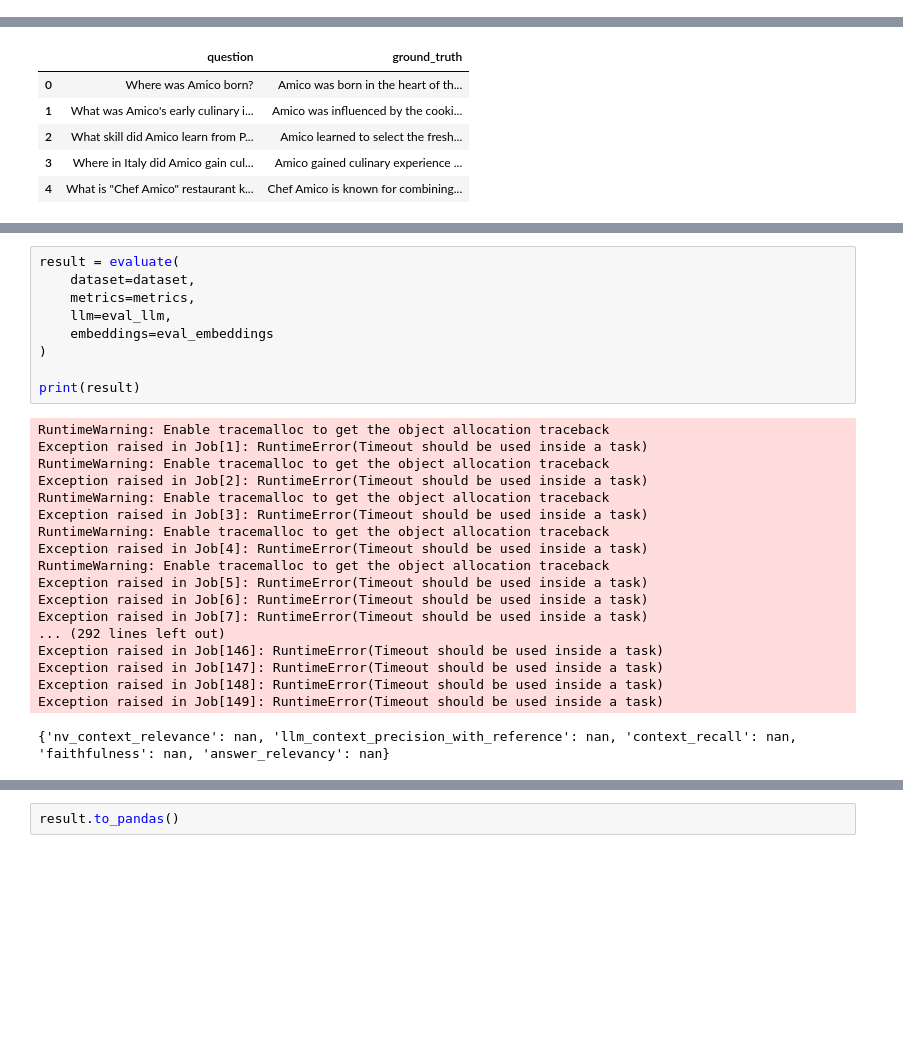
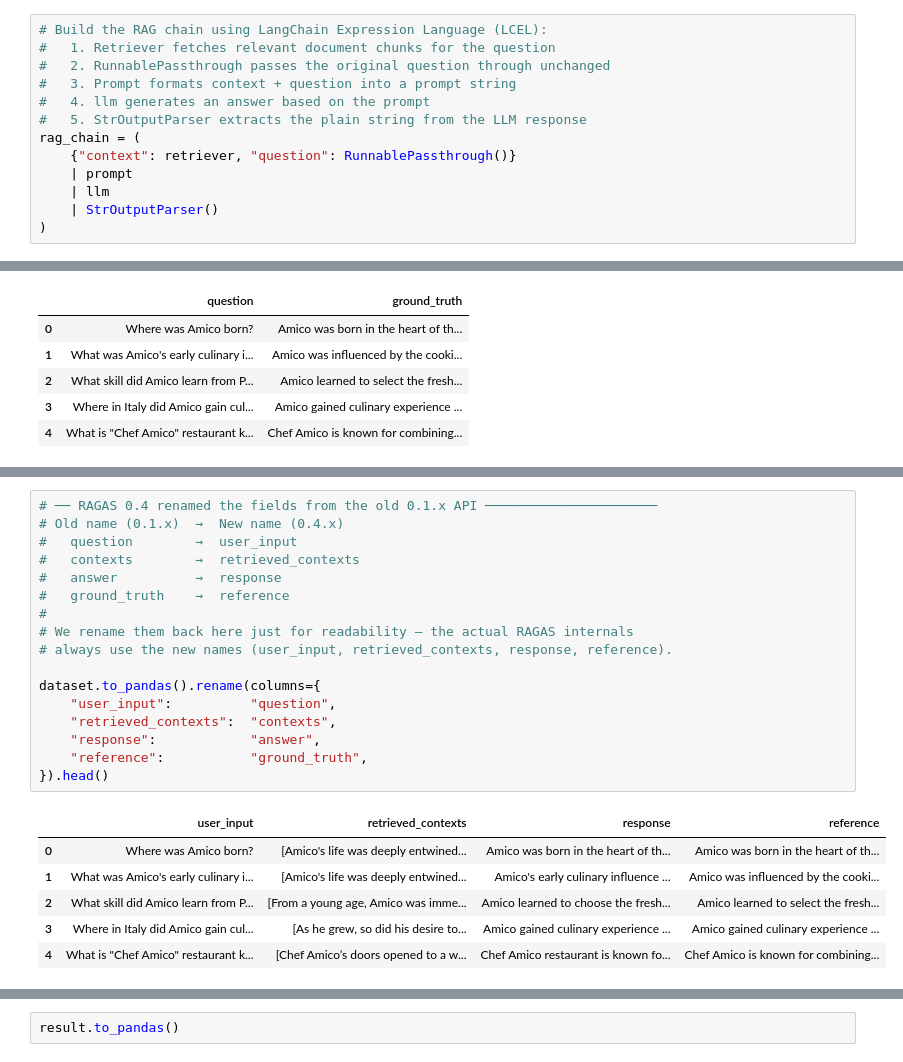
Before and after one commit to abhijeet06793/RAG_Advanced1, a Jupyter notebook: 04_Ragas_0.2.x.ipynb, the cells around one changed output, grey strips where cells are left out. Cells and saved outputs as stored; diff of their text form; blank space fills up the shorter version.

```diff
--- a/04_Ragas_0.2.x.ipynb
+++ b/04_Ragas_0.2.x.ipynb
@@ -184,0 +319,13 @@ ground_truth = df["ground_truth"].tolist()
+# %%
+# Build the RAG chain using LangChain Expression Language (LCEL):
+#   1. Retriever fetches relevant document chunks for the question
+#   2. RunnablePassthrough passes the original question through unchanged
+#   3. Prompt formats context + question into a prompt string
+#   4. llm generates an answer based on the prompt
+#   5. StrOutputParser extracts the plain string from the LLM response
+rag_chain = (
+    {"context": retriever, "question": RunnablePassthrough()}
+    | prompt
+    | llm
+    | StrOutputParser()
+)
@@ -233,28 +385,24 @@ metrics = [
-# %%
-result = evaluate(
-    dataset=dataset,
-    metrics=metrics,
-    llm=eval_llm,
-    embeddings=eval_embeddings
-)
-
-print(result)
-# %% [output]
-RuntimeWarning: Enable tracemalloc to get the object allocation traceback
-Exception raised in Job[1]: RuntimeError(Timeout should be used inside a task)
-RuntimeWarning: Enable tracemalloc to get the object allocation traceback
-Exception raised in Job[2]: RuntimeError(Timeout should be used inside a task)
-RuntimeWarning: Enable tracemalloc to get the object allocation traceback
-Exception raised in Job[3]: RuntimeError(Timeout should be used inside a task)
-RuntimeWarning: Enable tracemalloc to get the object allocation traceback
-Exception raised in Job[4]: RuntimeError(Timeout should be used inside a task)
-RuntimeWarning: Enable tracemalloc to get the object allocation traceback
-Exception raised in Job[5]: RuntimeError(Timeout should be used inside a task)
-Exception raised in Job[6]: RuntimeError(Timeout should be used inside a task)
-Exception raised in Job[7]: RuntimeError(Timeout should be used inside a task)
-... (292 lines left out)
-Exception raised in Job[146]: RuntimeError(Timeout should be used inside a task)
-Exception raised in Job[147]: RuntimeError(Timeout should be used inside a task)
-Exception raised in Job[148]: RuntimeError(Timeout should be used inside a task)
-Exception raised in Job[149]: RuntimeError(Timeout should be used inside a task)
-{'nv_context_relevance': nan, 'llm_context_precision_with_reference': nan, 'context_recall': nan, 'faithfulness': nan, 'answer_relevancy': nan}
+# %%
+# ── RAGAS 0.4 renamed the fields from the old 0.1.x API ──────────────────────
+# Old name (0.1.x)  →  New name (0.4.x)
+#   question        →  user_input
+#   contexts        →  retrieved_contexts
+#   answer          →  response
+#   ground_truth    →  reference
+#
+# We rename them back here just for readability — the actual RAGAS internals
+# always use the new names (user_input, retrieved_contexts, response, reference).
+
+dataset.to_pandas().rename(columns={
+    "user_input":          "question",
+    "retrieved_contexts":  "contexts",
+    "response":            "answer",
+    "reference":           "ground_truth",
+}).head()
+# %% [output]
+|  | user_input | retrieved_contexts | response | reference |
+| 0 | Where was Amico born? | [Amico's life was deeply entwined... | Amico was born in the heart of th... | Amico was born in the heart of th... |
+| 1 | What was Amico's early culinary i... | [Amico's life was deeply entwined... | Amico's early culinary influence ... | Amico was influenced by the cooki... |
+| 2 | What skill did Amico learn from P... | [From a young age, Amico was imme... | Amico learned to choose the fresh... | Amico learned to select the fresh... |
+| 3 | Where in Italy did Amico gain cul... | [As he grew, so did his desire to... | Amico gained culinary experience ... | Amico gained culinary experience ... |
+| 4 | What is "Chef Amico" restaurant k... | [Chef Amico’s doors opened to a w... | Chef Amico restaurant is known fo... | Chef Amico is known for combining... |
```
Also changed, not shown: parts of 30 cells of this notebook, 7 other files.
